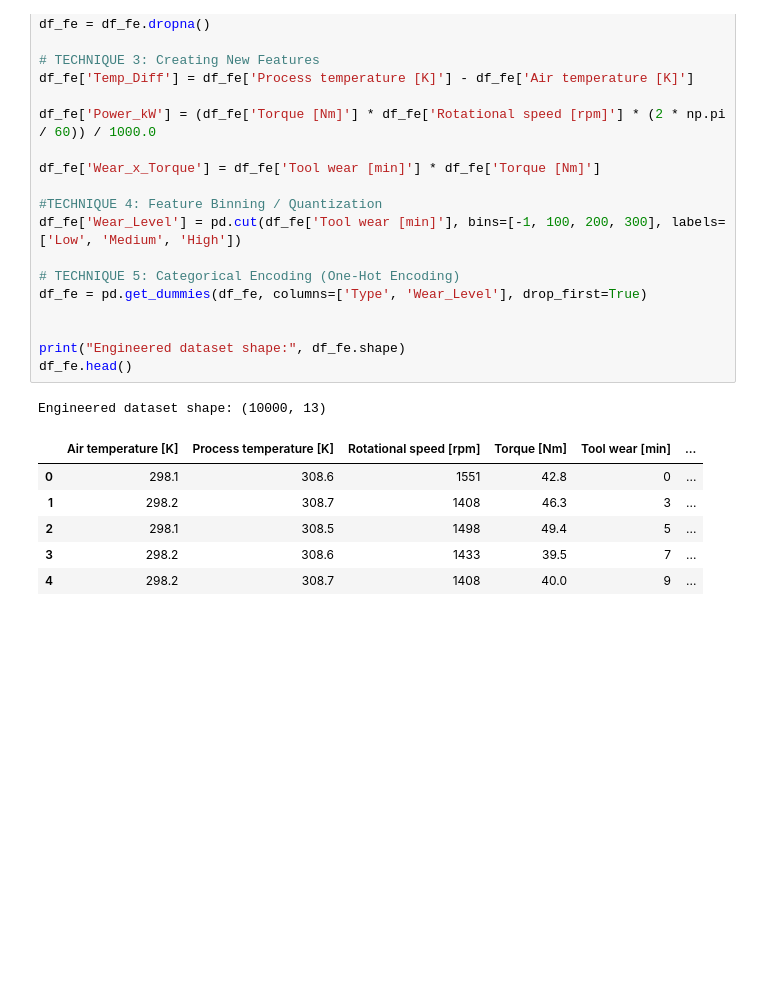
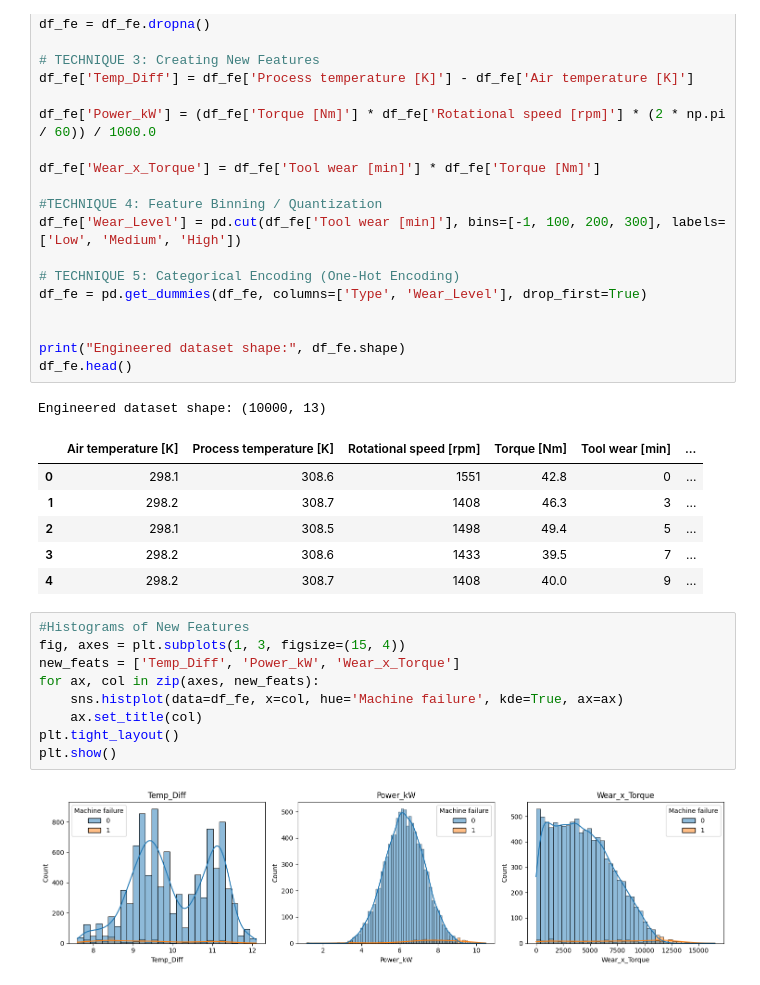
Before and after one commit to chaminduchirantha/predictive-maintenance-rul, a Jupyter notebook: notebooks/ml_final_project.ipynb, the cells around one changed output. Cells and saved outputs as stored; diff of their text form; blank space fills up the shorter version.

Commit message:
eda: add engineered feature distribution charts

```diff
--- a/notebooks/ml_final_project.ipynb
+++ b/notebooks/ml_final_project.ipynb
@@ -204,3 +204,14 @@ Engineered dataset shape: (10000, 13)
 | 2 | 298.1 | 308.5 | 1498 | 49.4 | 5 | ... |
 | 3 | 298.2 | 308.6 | 1433 | 39.5 | 7 | ... |
 | 4 | 298.2 | 308.7 | 1408 | 40.0 | 9 | ... |
+# %%
+#Histograms of New Features
+fig, axes = plt.subplots(1, 3, figsize=(15, 4))
+new_feats = ['Temp_Diff', 'Power_kW', 'Wear_x_Torque']
+for ax, col in zip(axes, new_feats):
+    sns.histplot(data=df_fe, x=col, hue='Machine failure', kde=True, ax=ax)
+    ax.set_title(col)
+plt.tight_layout()
+plt.show()
+# %% [output]
+[figure, added]
```
